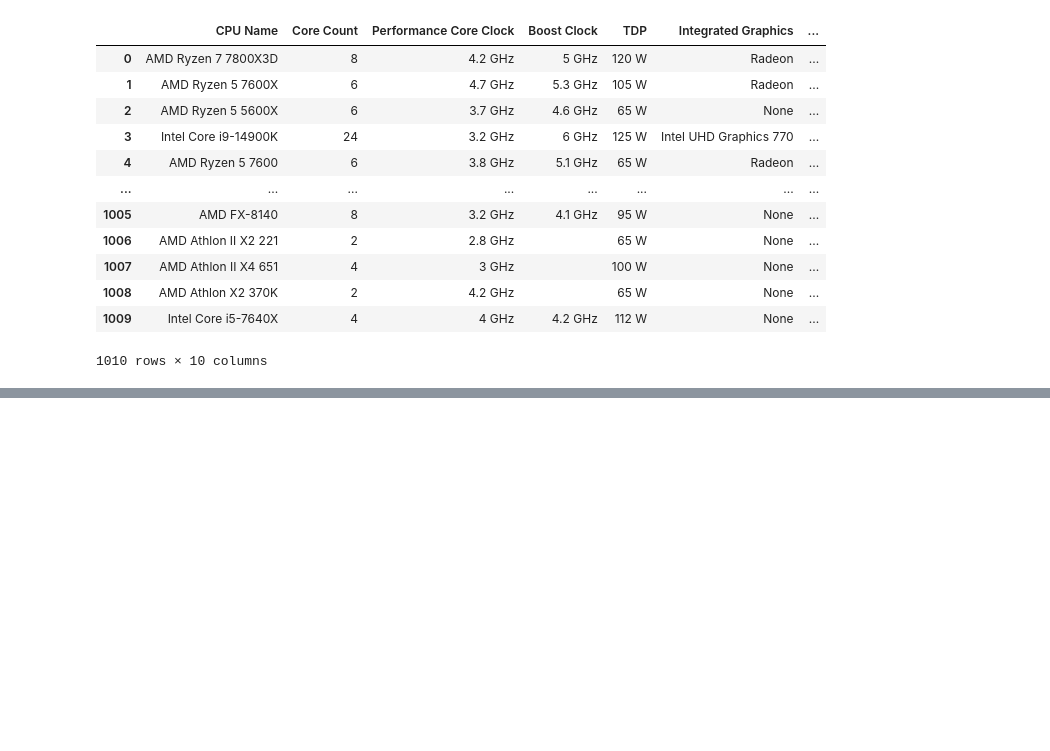
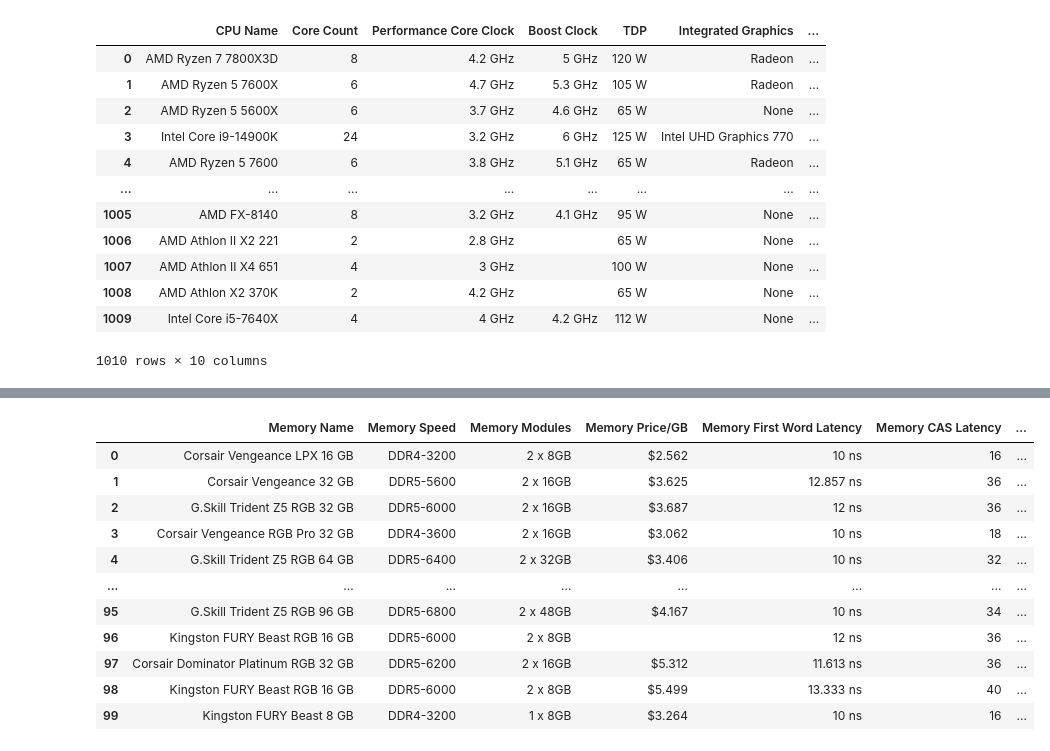
Before and after one commit to knoppds/CSCI_5502_Group_Project_01, a Jupyter notebook: Group_Project_Data_Collection.ipynb, the cells around one changed output, grey strips where cells are left out. Saved outputs shown, nothing was run; the diff lists cells and outputs as text; code cells hidden in the pictures; blank space fills up the shorter version.

```diff
--- a/Group_Project_Data_Collection.ipynb
+++ b/Group_Project_Data_Collection.ipynb
@@ -97,0 +281,96 @@ CPU_df
+# %%
+# Reading the txt file and creating a BeautifulSoup object
+with open('Memory_HTMLs/Memory_HTML_Combined.txt', 'r') as file:
+    # Read the file and assign it to a variable
+    Memory_page = file.read()
+    # Create a BeautifulSoup object
+    Memory_HTML = BeautifulSoup(Memory_page, 'html.parser')
+
+# Extracting the Memory Names
+Memory_names = Memory_HTML.find_all('div', class_='td__nameWrapper')
+# Stripping the text of the HTML tags
+Memory_names = [Memory.get_text() for Memory in Memory_names]
+# Dropping the parentheses and any text within them
+Memory_names = [Memory.split(')')[0] for Memory in Memory_names]
+Memory_names = [Memory.split('(')[0] for Memory in Memory_names]
+
+# Extracting the Memory Info to pull other information
+Memory_info = Memory_HTML.find_all('td')
+# Stripping the text of the HTML tags
+Memory_info = [Memory.get_text() for Memory in Memory_info]
+# Removing the first element
+Memory_info = Memory_info[1:]
+
+#Extracting the Memory Speeds
+Memory_Speeds = [Memory for Memory in Memory_info if 'Speed' in Memory]
+# Removing the 'Speed' string from the list
+Memory_Speeds = [Memory.split('Speed')[1] for Memory in Memory_Speeds]
+
+#Extracting the Modules
+Memory_Modules = [Memory for Memory in Memory_info if 'Modules' in Memory]
+# Removing the 'Modules' string from the list
+Memory_Modules = [Memory.split('Modules')[1] for Memory in Memory_Modules]
+
+# Extracting the Price/GB
+Memory_Price_GB = [Memory for Memory in Memory_info if 'Price' in Memory]
+# Removing the first 15 characters from the list
+Memory_Price_GB = [Memory[10:] for Memory in Memory_Price_GB]
+
+#Extracting the First Word Latency
+Memory_Latency = [Memory for Memory in Memory_info if 'First Word Latency' in Memory]
+# Removing the 'First Word Latency' string from the list
+Memory_Latency = [Memory.split('First Word Latency')[1] for Memory in Memory_Latency]
+
+#Extracting the CAS Latency
+Memory_CAS_Latency = [Memory for Memory in Memory_info if 'CAS Latency' in Memory]
+# Removing the 'CAS Latency' string from the list
+Memory_CAS_Latency = [Memory.split('CAS Latency')[1] for Memory in Memory_CAS_Latency]
+
+# Extracting the Memory Rating
+Memory_Rating = Memory_HTML.find_all('td', class_='td__rating td--nowrap')
+# Converting the list of elements to a list of strings
+Memory_Rating = [str(Memory) for Memory in Memory_Rating]
+# Counting the number of full and half stars in each element of the list. This rounds up the rating to the nearest half star
+Memory_Rating = [Memory.count('icon shape-star-full') + Memory.count('icon shape-star-half') for Memory in Memory_Rating]
+
+# Extracting the Memory Rating Count
+Memory_Rating_Count = Memory_HTML.find_all('td', class_='td__rating td--nowrap')
+# Stripping the text of the HTML tags
+Memory_Rating_Count = [Memory.get_text() for Memory in Memory_Rating_Count]
+# Removing the parentheses from the text
+Memory_Rating_Count = [Memory.replace('(', '') for Memory in Memory_Rating_Count]
+Memory_Rating_Count = [Memory.replace(')', '') for Memory in Memory_Rating_Count]
+
+# Extracting the Memory Price
+Memory_price = Memory_HTML.find_all('td', class_='td__price')
+# Stripping the text of the HTML tags
+Memory_price = [Memory.get_text() for Memory in Memory_price]
+# Removing the last 3 characters in each element of the list
+Memory_price = [Memory[:-3] for Memory in Memory_price]
+
+# Creating a DataFrame
+Memory_df = pd.DataFrame({
+    'Memory Name': Memory_names,
+    'Memory Speed': Memory_Speeds,
+    'Memory Modules': Memory_Modules,
+    'Memory Price/GB': Memory_Price_GB,
+    'Memory First Word Latency': Memory_Latency,
+    'Memory CAS Latency': Memory_CAS_Latency,
+    'Memory Rating': Memory_Rating,
+    'Memory Rating Count': Memory_Rating_Count,
+    'Memory Price': Memory_price
+})
+Memory_df
+# %% [output]
+|  | Memory Name | Memory Speed | Memory Modules | Memory Price/GB | Memory First Word Latency | Memory CAS Latency | ... |
+| 0 | Corsair Vengeance LPX 16 GB | DDR4-3200 | 2 x 8GB | $2.562 | 10 ns | 16 | ... |
+| 1 | Corsair Vengeance 32 GB | DDR5-5600 | 2 x 16GB | $3.625 | 12.857 ns | 36 | ... |
+| 2 | G.Skill Trident Z5 RGB 32 GB | DDR5-6000 | 2 x 16GB | $3.687 | 12 ns | 36 | ... |
+| 3 | Corsair Vengeance RGB Pro 32 GB | DDR4-3600 | 2 x 16GB | $3.062 | 10 ns | 18 | ... |
+| 4 | G.Skill Trident Z5 RGB 64 GB | DDR5-6400 | 2 x 32GB | $3.406 | 10 ns | 32 | ... |
+| ... | ... | ... | ... | ... | ... | ... | ... |
+| 95 | G.Skill Trident Z5 RGB 96 GB | DDR5-6800 | 2 x 48GB | $4.167 | 10 ns | 34 | ... |
+| 96 | Kingston FURY Beast RGB 16 GB | DDR5-6000 | 2 x 8GB |  | 12 ns | 36 | ... |
+| 97 | Corsair Dominator Platinum RGB 32 GB | DDR5-6200 | 2 x 16GB | $5.312 | 11.613 ns | 36 | ... |
+| 98 | Kingston FURY Beast RGB 16 GB | DDR5-6000 | 2 x 8GB | $5.499 | 13.333 ns | 40 | ... |
+| 99 | Kingston FURY Beast 8 GB | DDR4-3200 | 1 x 8GB | $3.264 | 10 ns | 16 | ... |
```
Also changed, not shown: parts of 4 cells of this notebook.
